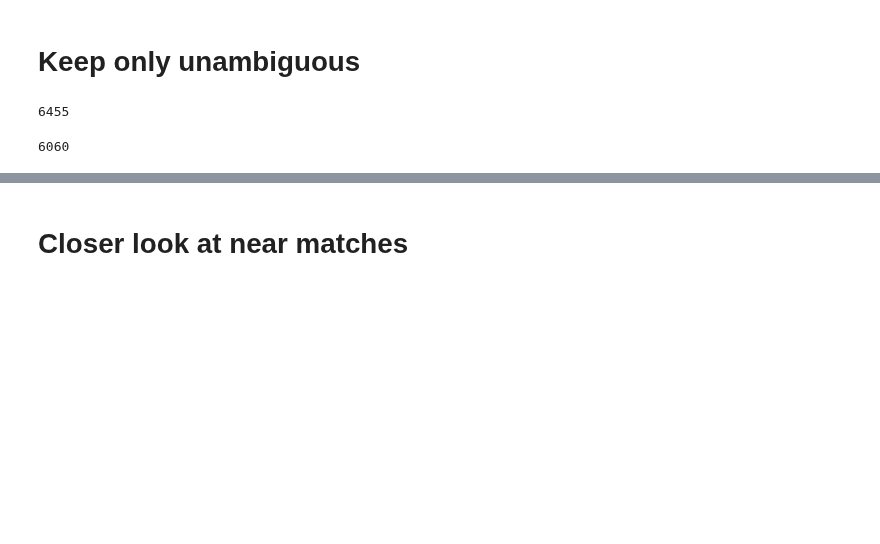
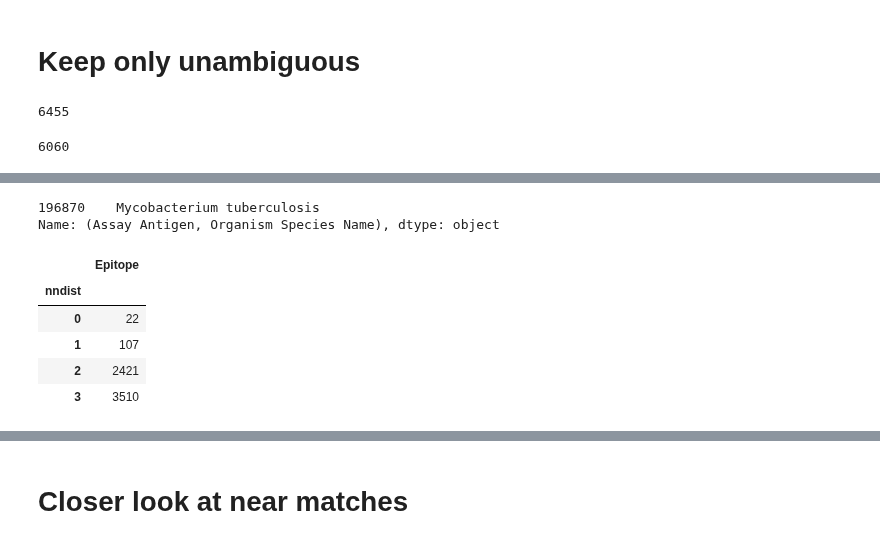
Before and after one commit to andim/peptidome, a Jupyter notebook: code/nndist/response_vs_distance.ipynb, the cells around one changed output, grey strips where cells are left out. Cells and saved outputs as stored; diff of their text form; code cells hidden in the pictures; blank space fills up the shorter version.

```diff
--- a/code/nndist/response_vs_distance.ipynb
+++ b/code/nndist/response_vs_distance.ipynb
@@ -114,0 +184,14 @@ d['nndist'] = d['Epitope', 'Description'].apply(lambda x: nndist_hamming(x, self
+# %%
+df_t[df_t['Epitope', 'Description']=='LIASNVAGV']['Assay Antigen', 'Organism Species Name']
+# %% [output]
+196870    Mycobacterium tuberculosis
+Name: (Assay Antigen, Organism Species Name), dtype: object
+# %%
+d.groupby(by=['nndist']).count()[['Epitope']]
+# %% [output]
+|  | Epitope |
+| nndist |  |
+| 0 | 22 |
+| 1 | 107 |
+| 2 | 2421 |
+| 3 | 3510 |
```
Also changed, not shown: parts of 30 cells of this notebook.
